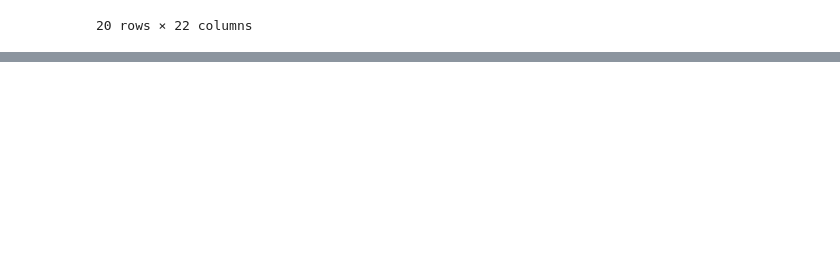
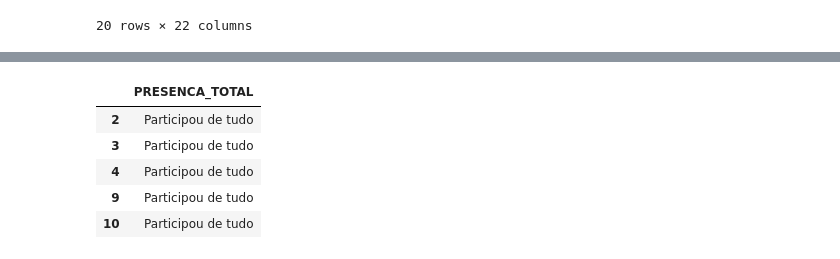
Before and after one commit to MariaGabiXavier/projeto-dashboard, a Jupyter notebook: notebooks/projeto_final.ipynb, the cells around one changed output, grey strips where cells are left out. Cells and saved outputs as stored; diff of their text form; code cells hidden in the pictures; blank space fills up the shorter version.

```diff
--- a/notebooks/projeto_final.ipynb
+++ b/notebooks/projeto_final.ipynb
@@ -272,0 +311,22 @@ df_final.head(20)
+# %%
+# Verificando presença total nas provas
+df_final['PRESENCA_TOTAL'] = (
+    (df_final['TP_PRESENCA_CN'] == 'Presente') &
+    (df_final['TP_PRESENCA_CH'] == 'Presente') &
+    (df_final['TP_PRESENCA_LC'] == 'Presente') &
+    (df_final['TP_PRESENCA_MT'] == 'Presente')
+)
+
+df_final['PRESENCA_TOTAL'] = df_final['PRESENCA_TOTAL'].map({
+    True: 'Participou de tudo',
+    False: 'Faltou em alguma prova'
+})
+
+df_final[['PRESENCA_TOTAL']].head()
+# %% [output]
+|  | PRESENCA_TOTAL |
+| 2 | Participou de tudo |
+| 3 | Participou de tudo |
+| 4 | Participou de tudo |
+| 9 | Participou de tudo |
+| 10 | Participou de tudo |
```
Also changed, not shown: parts of 5 cells of this notebook.
